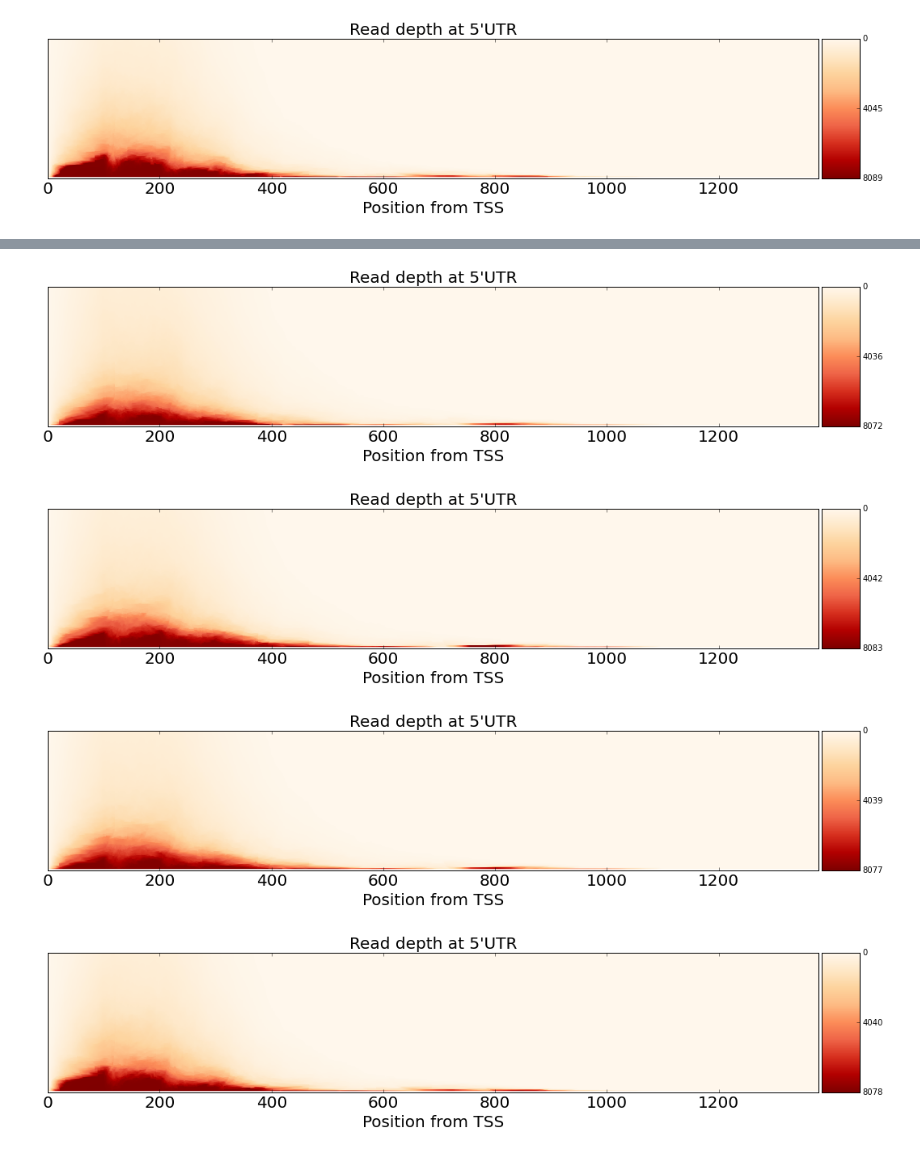
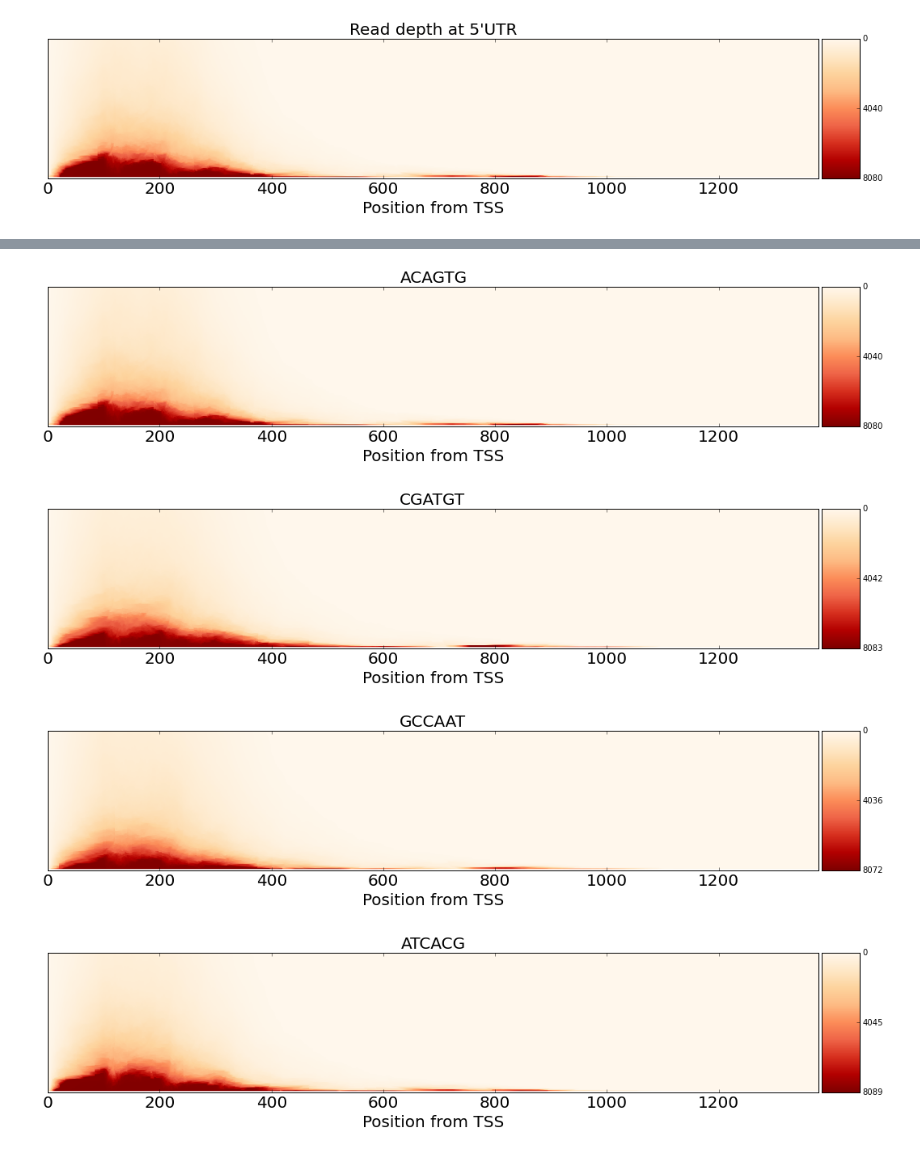
Before and after one commit to NudlerLab/biodata, a Jupyter notebook: sessions/UTR_heatmap.ipynb, the cells around one changed output, grey strips where cells are left out. Drawn from its saved outputs; the diff is of its cells as text; code cells hidden in the pictures.

```diff
--- a/sessions/UTR_heatmap.ipynb
+++ b/sessions/UTR_heatmap.ipynb
@@ -104,0 +24,16 @@ data_bcm1 = get_utr_array(df_utr5, ['CGATGT'], 'gi|556503834|ref|NC_000913.3|')
+# %%
+import urllib
+
+# Download data files
+
+DOMAIN = 'http://ngs.nudlerlab.info'
+file_tpl = '{0}.UTR_heatmap.txt.gz'
+
+for barcode in barcodes:
+    remote = urllib.URLopener()
+    file_name = file_tpl.format(barcode)
+    try:
+        print("Trying {0}".format(file_name))
+        remote.retrieve("{0}/{1}".format(DOMAIN, file_name), "../data/{0}".format(file_name))
+    except IOError:
+        print("\terror downloading {0}. Skipping.".format(file_name))
@@ -104,0 +61,11 @@ data_bcm1 = get_utr_array(df_utr5, ['CGATGT'], 'gi|556503834|ref|NC_000913.3|')
+# %%
+# Load the data
+
+data_tpl = '../data/{0}.UTR_heatmap.txt.gz'
+data = {}
+
+for barcode in barcodes:
+    try:
+        data[barcode] = np.loadtxt(data_tpl.format(barcode), delimiter='\t')
+    except IOError:
+        pass
@@ -107,15 +95,22 @@ import matplotlib.pyplot as plt
 from matplotlib import cm
 import math
 # %%
-def plot_utr_heatmap(data, cmap=cm.OrRd, ylim=[1750, 1500], orientation='vertical'):
+# Our main plotting function
+# Takes an np array as data source and does the plotting using vanilla matplotlib
+# Remember that image is nothing more than an array of floats (intensities)
+
+def plot_utr_heatmap(data, title=None, cmap=cm.OrRd, ylim=[1750, 1500], orientation='vertical'):
     from mpl_toolkits.axes_grid1 import make_axes_locatable
-    utr = data[0].copy()
+    utr = data.copy()
     utr.sort(axis=0)
     max_val = np.max(utr)
     midpoint = math.ceil(max_val / 2)
     fig, ax = plt.subplots(figsize=(18,18))
     im = ax.imshow(utr,cmap=cmap)
-    ax.set_title("Read depth at 5'UTR", fontsize=20)
+    if title:
+        ax.set_title(title, fontsize=20)
+    else:
+        ax.set_title("Read depth at 5'UTR", fontsize=20)
     ax.set_ylim(ylim)
     ax.set_xlabel('Position from TSS', fontsize=20)
     ax.get_yaxis().set_ticks([])
@@ -138,17 +129,9 @@ plot_utr_heatmap(data1)
-# %%
-plot_utr_heatmap(data_bcm)
-# %% [output]
-[figure, removed]
-# %%
-plot_utr_heatmap(data_bcm1)
-# %% [output]
-[figure, removed]
-# %%
-plot_utr_heatmap([(data_bcm[0] + data_bcm1[0]) / 2.])
-# %% [output]
-[figure, removed]
-# %%
-plot_utr_heatmap([(data[0] + data1[0]) / 2.])
-# %% [output]
-[figure, removed]
+# %%
+for barcode,heatmap in data.items():
+    plot_utr_heatmap(heatmap, title=barcode)
+# %% [output]
+[figure, added]
+[figure, added]
+[figure, added]
+[figure, added]
 # %%
```
Also changed, not shown: parts of 16 cells of this notebook, 3 other files.
